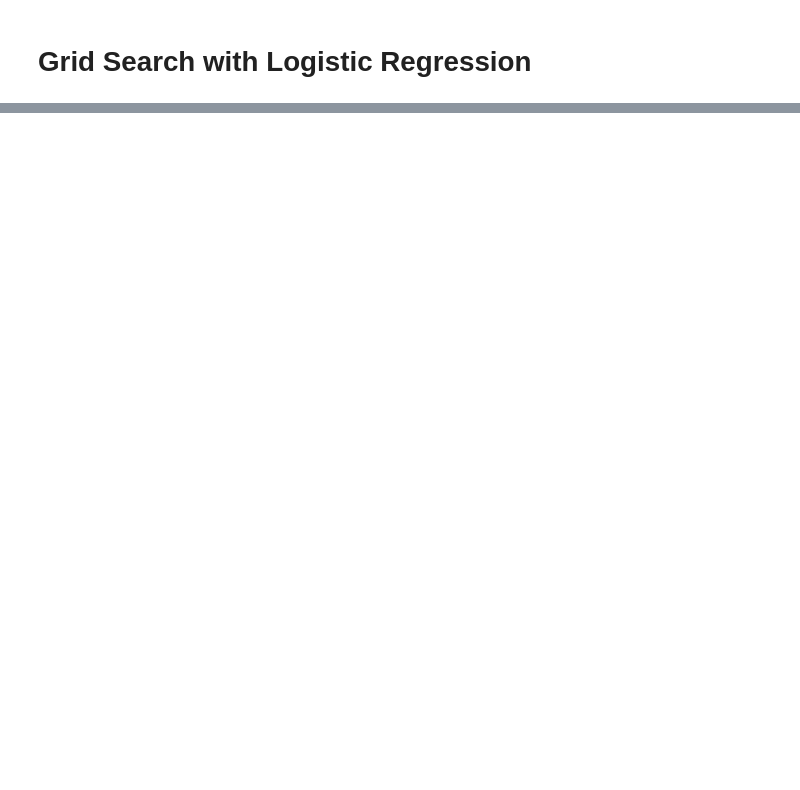
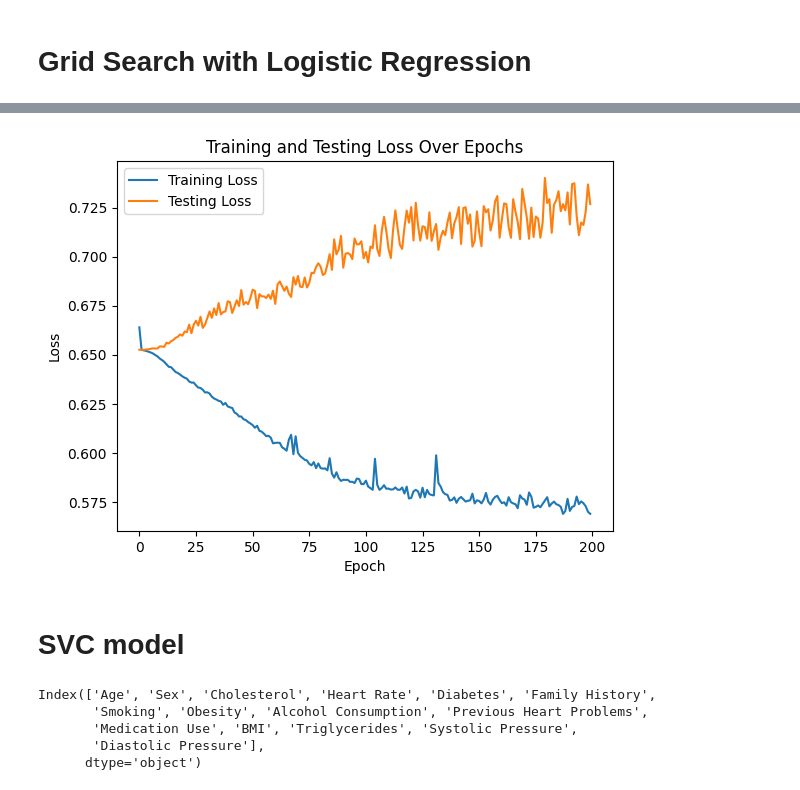
Before and after one commit to Arnawutu/Project4Group7, a Jupyter notebook: Training_data.ipynb, the cells around one changed output, grey strips where cells are left out. Cells and saved outputs as stored; diff of their text form; code cells hidden in the pictures; blank space fills up the shorter version.

```diff
--- a/Training_data.ipynb
+++ b/Training_data.ipynb
@@ -836,10 +1162,45 @@ hist = nn.fit(X_train_scaled, y_train, epochs=100)
 # %%
 # Import matplotlib.pyplot
 import matplotlib.pyplot as plt
 
 # Plot the training loss
-plt.plot(hist.history['loss'])
+plt.plot(hist.history['loss'], label='Training Loss')
+# Plot the testing loss
+plt.plot(hist.history['val_loss'], label='Testing Loss')
 plt.xlabel('Epoch')
 plt.ylabel('Loss')
-plt.title('Training Loss Over Epochs')
+plt.title('Training and Testing Loss Over Epochs')
+plt.legend()
 plt.show()
+# %% [output]
+[figure, added]
+# %% [markdown]
+# SVC model
+# %%
+# Dropping specified columns to create feature matrix X and target vector y
+X = encoded_df.drop(['Exercise Hours Per Week',
+                     'Stress Level',
+                     'Sedentary Hours Per Day',
+                     'Income',
+                     'Physical Activity Days Per Week',
+                     'Sleep Hours Per Day',
+                     'Heart Attack Risk',
+                     'Diet_Average',
+                     'Diet_Healthy',
+                     'Diet_Unhealthy',
+                     'Country',
+                     'Capital',
+                     'lat',
+                     'long',
+                     'Continent',
+                     'Patient ID',
+                     'Hemisphere'], axis=1)
+
+y = encoded_df['Heart Attack Risk']
+print(X.columns)
+# %% [output]
+Index(['Age', 'Sex', 'Cholesterol', 'Heart Rate', 'Diabetes', 'Family History',
+       'Smoking', 'Obesity', 'Alcohol Consumption', 'Previous Heart Problems',
+       'Medication Use', 'BMI', 'Triglycerides', 'Systolic Pressure',
+       'Diastolic Pressure'],
+      dtype='object')
```
Also changed, not shown: parts of 63 cells of this notebook.
